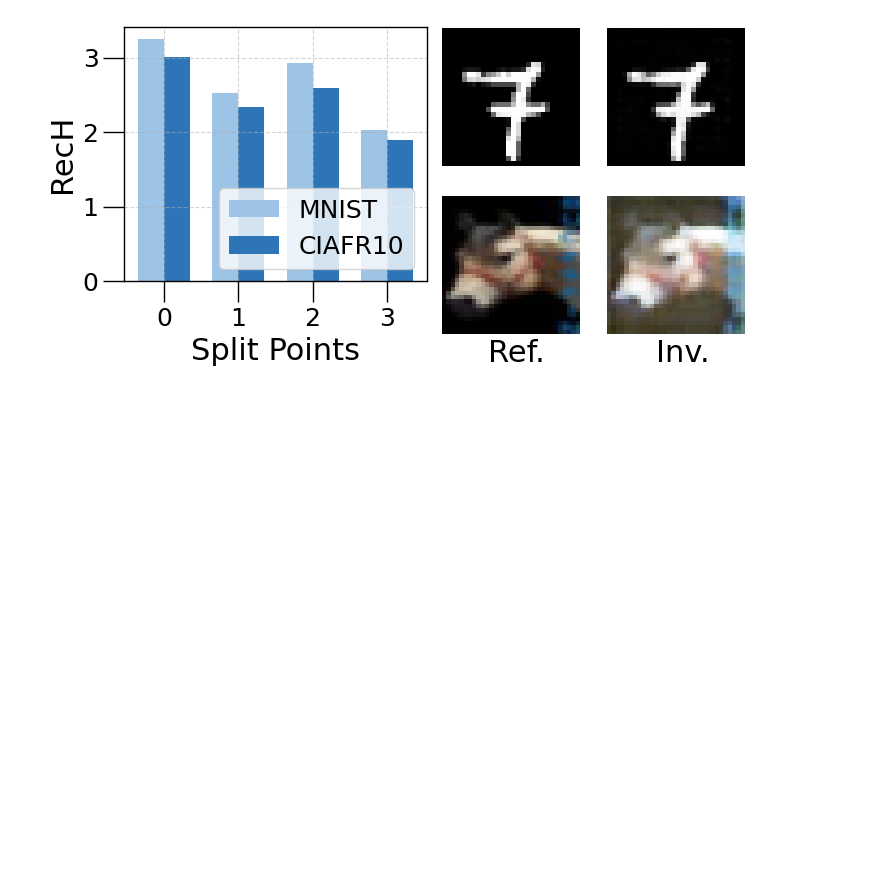
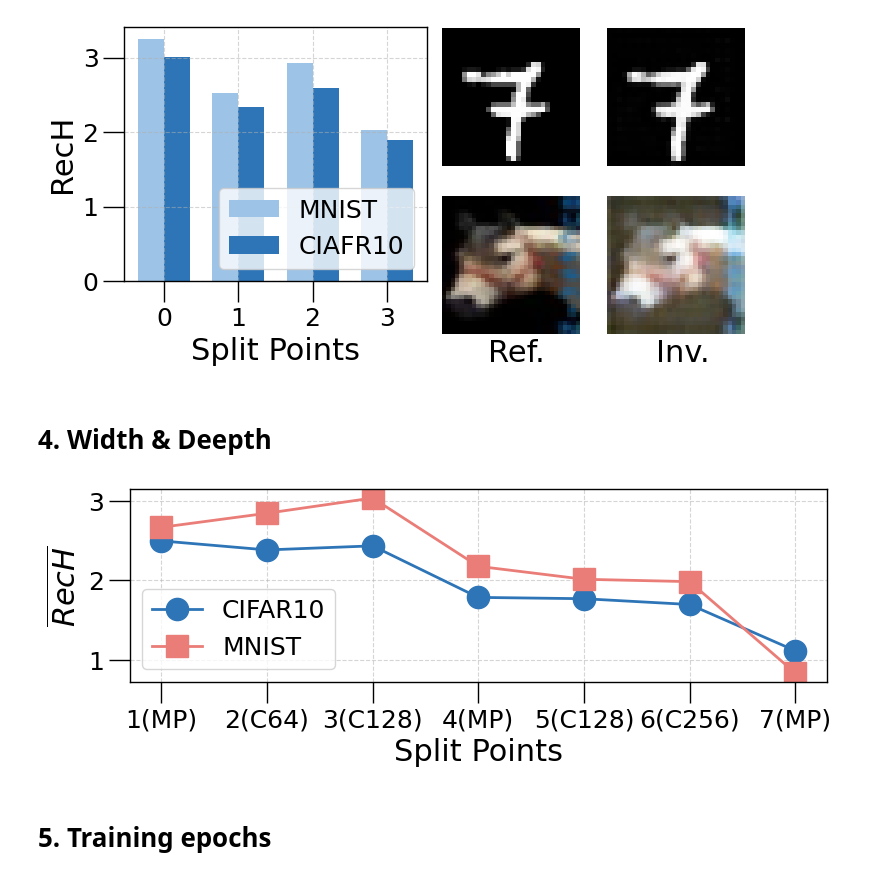
Before and after one commit to Fintech0517/PP-Split, a Jupyter notebook: examples/effectInfo/experiment_figs.ipynb, the cells around one changed output. Cells and saved outputs as stored; diff of their text form; code cells hidden in the pictures; blank space fills up the shorter version.

```diff
--- a/examples/effectInfo/experiment_figs.ipynb
+++ b/examples/effectInfo/experiment_figs.ipynb
@@ -474,3 +474,50 @@ plt.savefig('data_intrinsic_cifar10_mnist.pdf', format='pdf',bbox_inches='tight'
 [figure]
 # %%
 # RecH和MSE
+# %% [markdown]
+# 4. Width & Deepth
+# %%
+# split_spints = [1,2,3,4,5,6]
+split_spints = ['1(MP)','2(C64)','3(C128)','4(MP)','5(C128)','6(C256)','7(MP)']
+# VGG9 + cifar10
+
+VGG9_CIFAR10_RecH = [
+2.495576093,
+2.38153513,
+2.432861262,
+1.783243395,
+1.766557194,
+1.693696031,
+1.110767835,
+]
+# VGG9_CIFAR10_MSE = [0.098162533,0.084247373,0.086782415,0.09786246,0.10053016,0.10588507,0.131008311]
+
+VGG9_MNIST_RecH= [
+2.666570614,
+2.843840499,
+3.036144667,
+2.175106334,
+2.011726338,
+1.981859314,
+0.830165323,
+]
+# VGG9_MNIST_MSE=[]
+
+# legend = ['CIFAR10','MNIST']
+colors = ['#2e75b7','#ea7d77']
+# %%
+fig = plt.figure(figsize=(9, 2.5))
+plt.plot(split_spints, VGG9_CIFAR10_RecH, label='CIFAR10', color=colors[0], marker='o')
+# plt.plot(split_spints, VGG9_CIFAR10_MSE, label='CIFAR10', color=colors[1], marker='o')
+plt.plot(split_spints, VGG9_MNIST_RecH, label='MNIST', color=colors[1], marker='s')
+
+plt.xlabel('Split Points')
+plt.ylabel(r'$\overline{RecH}$')
+plt.legend()
+
+# plt.show()
+plt.savefig('w&d_vgg9.pdf', format='pdf',bbox_inches='tight')
+# %% [output]
+[figure, added]
+# %% [markdown]
+# 5. Training epochs
```
Also changed, not shown: parts of 2 cells of this notebook, 21 other files.
